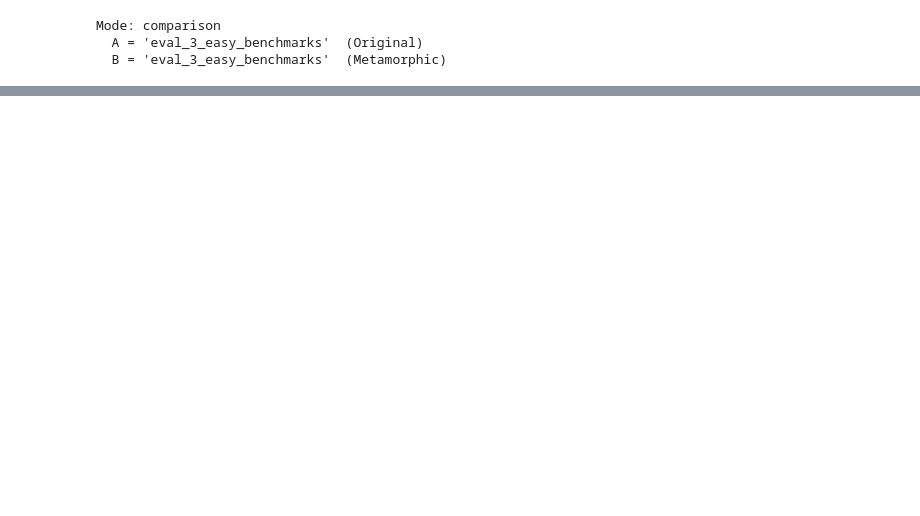
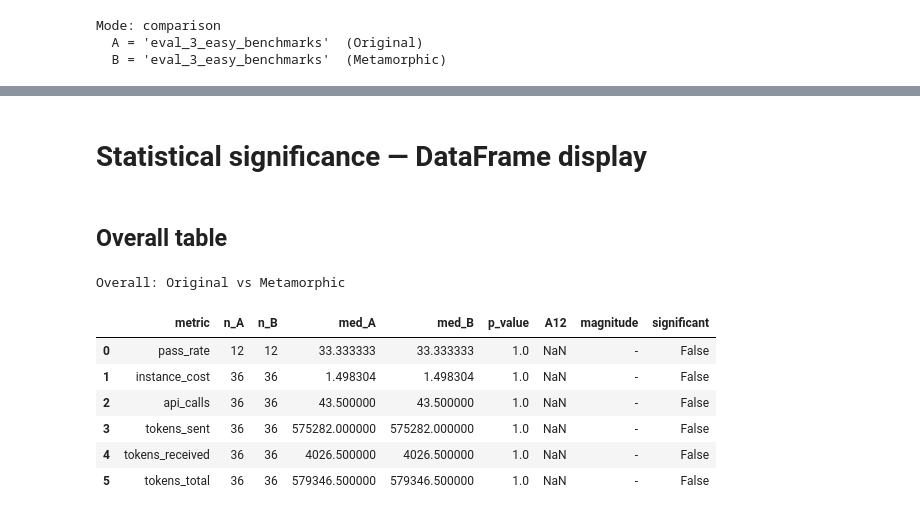
Before and after one commit to Vladislav0Art/thesis-metamorphic-eval, a Jupyter notebook: scripts/analysis.ipynb, the cells around one changed output, grey strips where cells are left out. Cells and saved outputs as stored; diff of their text form; code cells hidden in the pictures; blank space fills up the shorter version.

Commit message:
feat: print statistical significance

```diff
--- a/scripts/analysis.ipynb
+++ b/scripts/analysis.ipynb
@@ -768,0 +1029,40 @@ else:
+# %% [markdown]
+# Statistical significance — DataFrame display
+# %%
+_print_statistical_significance_dfs = False
+
+if EVAL_DIR_B is None:
+    print("DataFrame tables are only available in comparison mode (set EVAL_DIR_B).")
+else:
+    _print_statistical_significance_dfs = True
+# %%
+# ─── Statistical significance — DataFrame display ─────────────────────────────
+# Comparison mode only. Split this cell to display each DataFrame separately.
+
+if _print_statistical_significance_dfs:
+    _metrics_a   = load_metrics(EVAL_DIR_A)
+    _metrics_b   = load_metrics(EVAL_DIR_B)
+    _obs_a       = load_instance_observations(EVAL_DIR_A)
+    _obs_b       = load_instance_observations(EVAL_DIR_B)
+    _obs_by_id_a = load_instance_observations_by_id(EVAL_DIR_A)
+    _obs_by_id_b = load_instance_observations_by_id(EVAL_DIR_B)
+# %% [markdown]
+## Overall table
+# %%
+# ── Overall table ─────────────────────────────────────────────────────────
+
+if _print_statistical_significance_dfs:
+    df_overall = get_stat_significance_overall_df(
+        _obs_a, _obs_b, _metrics_a, _metrics_b, LABEL_A, LABEL_B
+    )
+    print(f"Overall: {LABEL_A} vs {LABEL_B}")
+    display(df_overall)
+# %% [output]
+Overall: Original vs Metamorphic
+|  | metric | n_A | n_B | med_A | med_B | p_value | A12 | magnitude | significant |
+| 0 | pass_rate | 12 | 12 | 33.333333 | 33.333333 | 1.0 | NaN | - | False |
+| 1 | instance_cost | 36 | 36 | 1.498304 | 1.498304 | 1.0 | NaN | - | False |
+| 2 | api_calls | 36 | 36 | 43.500000 | 43.500000 | 1.0 | NaN | - | False |
+| 3 | tokens_sent | 36 | 36 | 575282.000000 | 575282.000000 | 1.0 | NaN | - | False |
+| 4 | tokens_received | 36 | 36 | 4026.500000 | 4026.500000 | 1.0 | NaN | - | False |
+| 5 | tokens_total | 36 | 36 | 579346.500000 | 579346.500000 | 1.0 | NaN | - | False |
```
Also changed, not shown: parts of 7 cells of this notebook.
